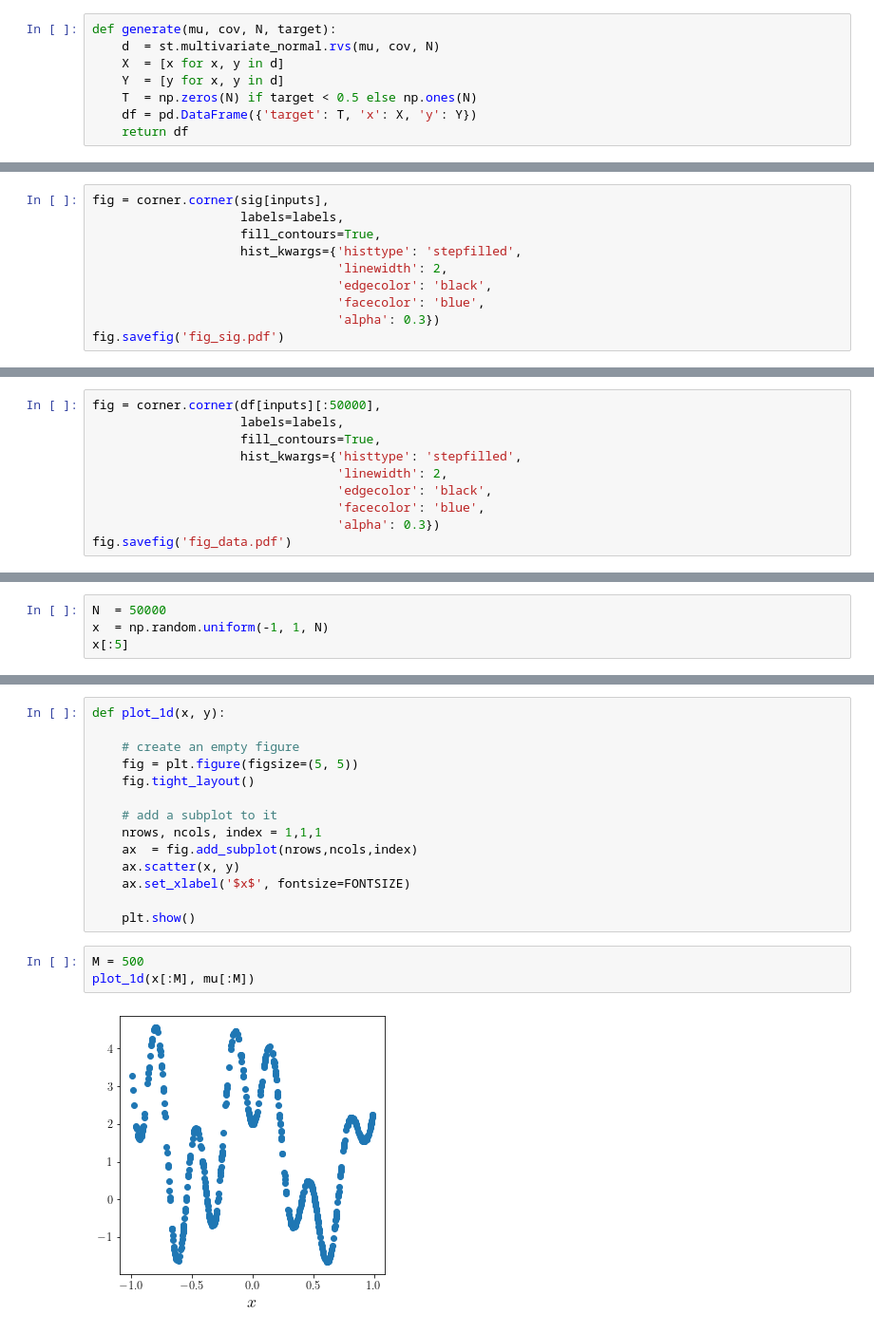
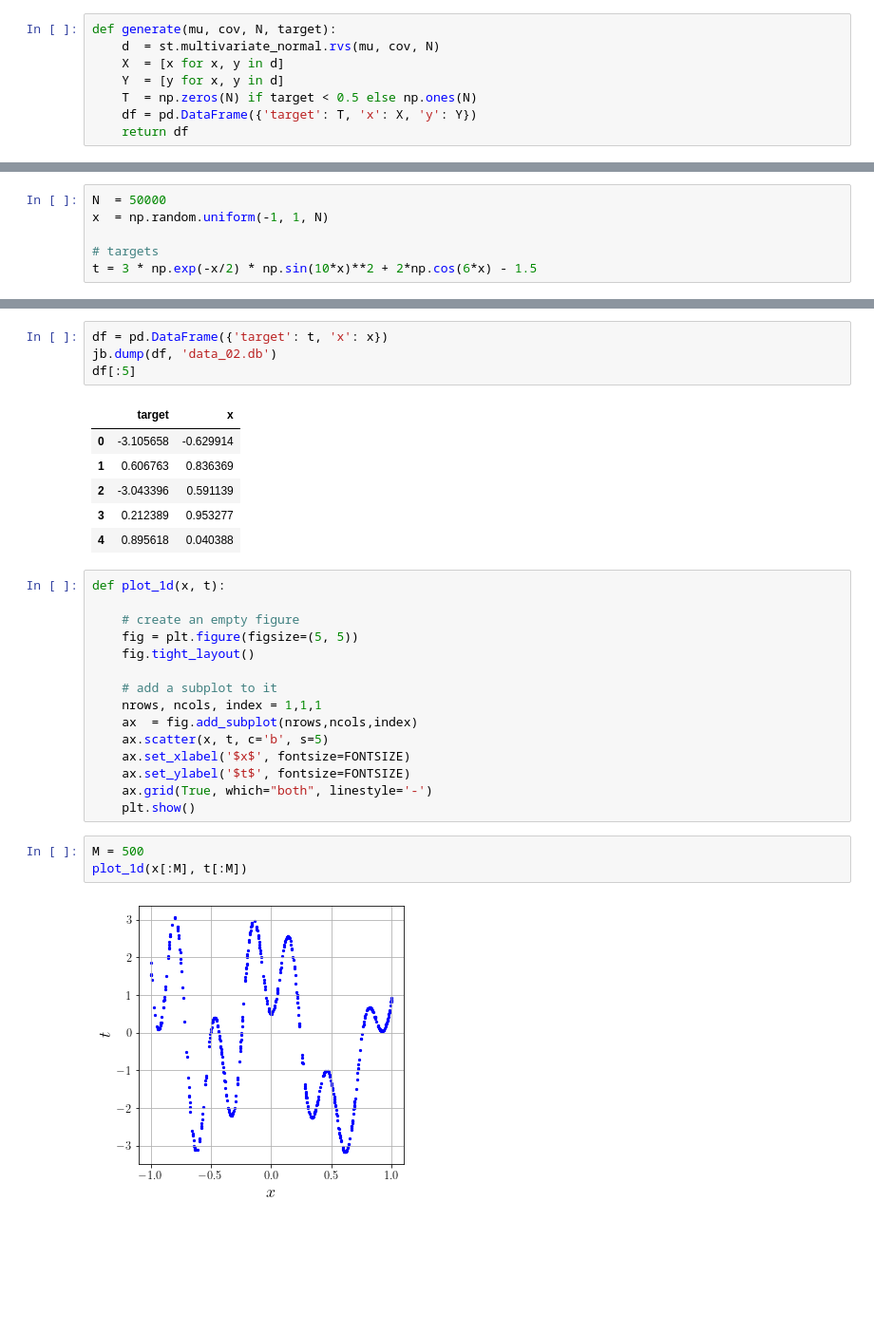
Before and after one commit to hbprosper/mlpracticum, a Jupyter notebook: 00_generate_data.ipynb, the cells around one changed output, grey strips where cells are left out. Shown at 95% size. Drawn from its saved outputs; the diff is of its cells as text; blank space fills up the shorter version.

```diff
--- a/00_generate_data.ipynb
+++ b/00_generate_data.ipynb
@@ -74,10 +97,0 @@ sig = s1.append(s2)
-# %%
-fig = corner.corner(sig[inputs],
-                    labels=labels,
-                    fill_contours=True,
-                    hist_kwargs={'histtype': 'stepfilled',
-                                 'linewidth': 2,
-                                 'edgecolor': 'black',
-                                 'facecolor': 'blue',
-                                 'alpha': 0.3})
-fig.savefig('fig_sig.pdf')
@@ -108,10 +123,0 @@ df[:10]
-# %%
-fig = corner.corner(df[inputs][:50000],
-                    labels=labels,
-                    fill_contours=True,
-                    hist_kwargs={'histtype': 'stepfilled',
-                                 'linewidth': 2,
-                                 'edgecolor': 'black',
-                                 'facecolor': 'blue',
-                                 'alpha': 0.3})
-fig.savefig('fig_data.pdf')
@@ -122,4 +126,6 @@ fig.savefig('fig_data.pdf')
 # %%
 N  = 50000
 x  = np.random.uniform(-1, 1, N)
-x[:5]
+
+# targets
+t = 3 * np.exp(-x/2) * np.sin(10*x)**2 + 2*np.cos(6*x) - 1.5
@@ -133,5 +132,16 @@ array([-0.63375704, -0.39708805,  1.45725852, -0.55698478, -0.02715916])
+# %%
+df = pd.DataFrame({'target': t, 'x': x})
+jb.dump(df, 'data_02.db')
+df[:5]
+# %% [output]
+|  | target | x |
+| 0 | -3.105658 | -0.629914 |
+| 1 | 0.606763 | 0.836369 |
+| 2 | -3.043396 | 0.591139 |
+| 3 | 0.212389 | 0.953277 |
+| 4 | 0.895618 | 0.040388 |
 # %%
-def plot_1d(x, y):
+def plot_1d(x, t):
 
     # create an empty figure
     fig = plt.figure(figsize=(5, 5))
@@ -140,12 +150,13 @@ def plot_1d(x, y):
     # add a subplot to it
     nrows, ncols, index = 1,1,1
     ax  = fig.add_subplot(nrows,ncols,index)
-    ax.scatter(x, y)
+    ax.scatter(x, t, c='b', s=5)
     ax.set_xlabel('$x$', fontsize=FONTSIZE)
-
+    ax.set_ylabel('$t$', fontsize=FONTSIZE)
+    ax.grid(True, which="both", linestyle='-')
     plt.show()
 # %%
 M = 500
-plot_1d(x[:M], mu[:M])
+plot_1d(x[:M], t[:M])
 # %% [output]
-[figure, old version]
+[figure, new version]
```
Also changed, not shown: parts of 23 cells of this notebook, 7 other files.
